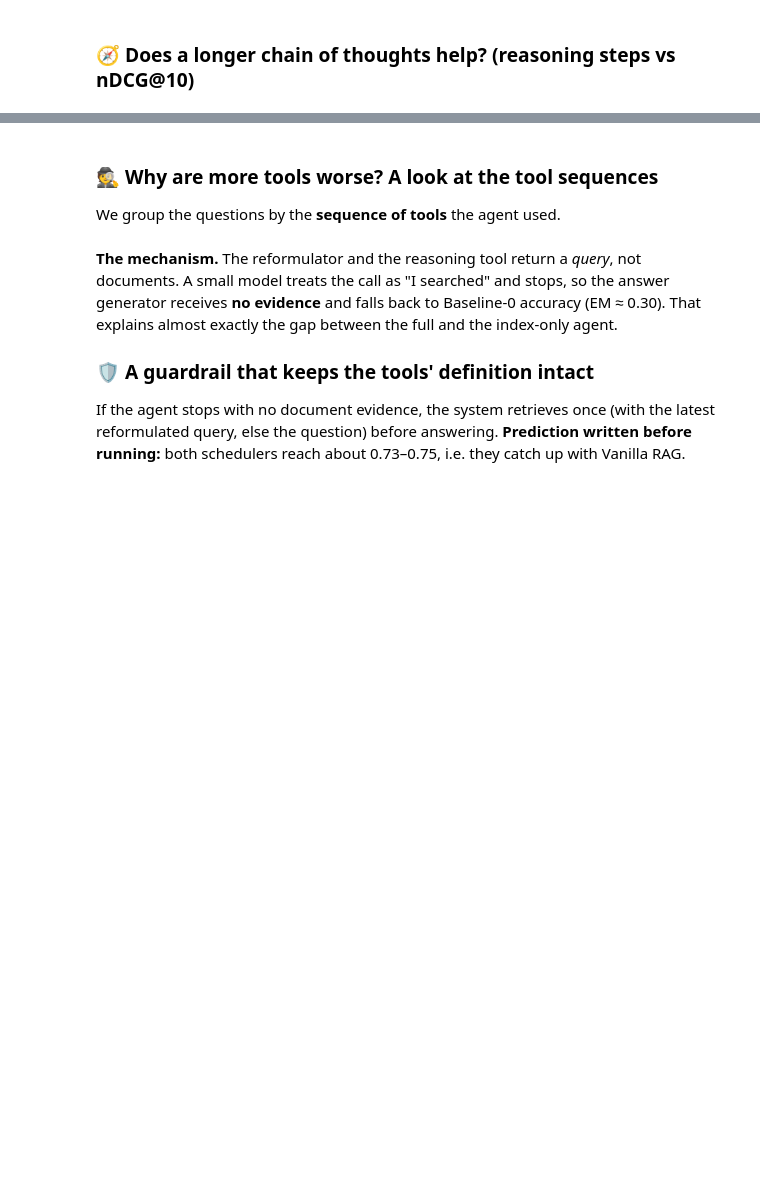
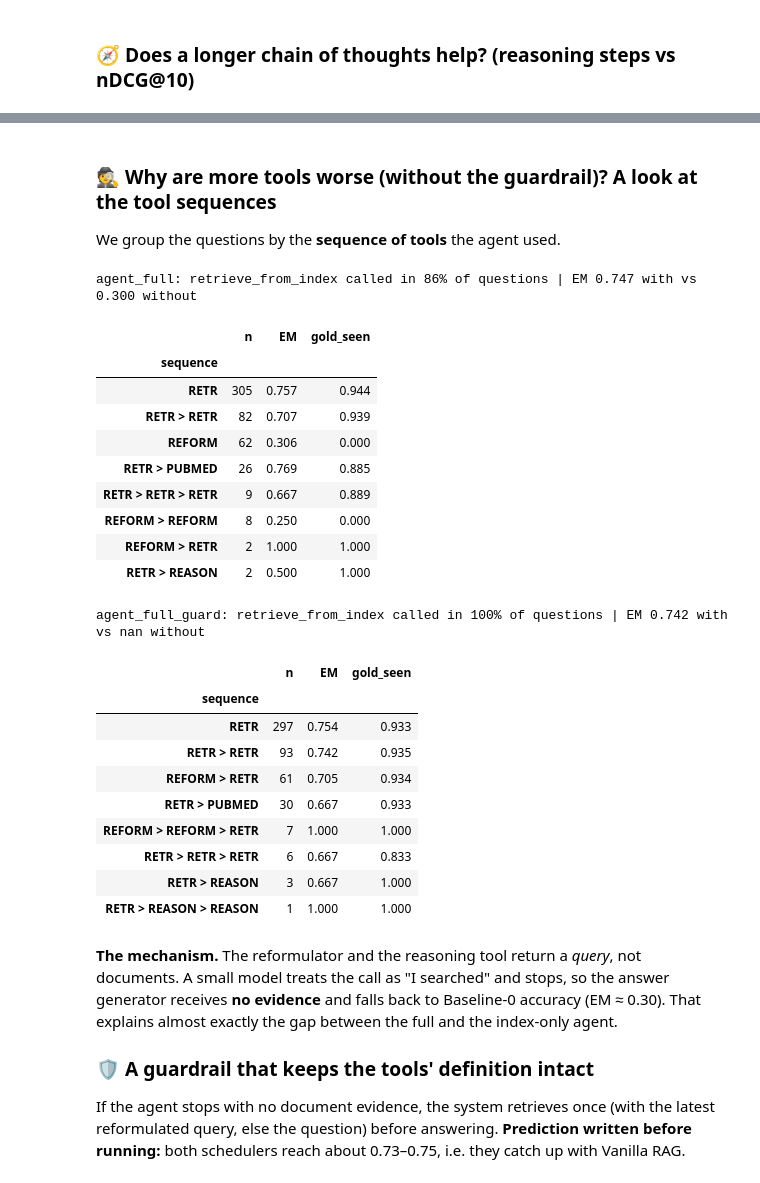
Before and after one commit to LuyaoMa-ace/biomedical-react-agent, a Jupyter notebook: notebook/PaperSearchQA_ReAct_Agent.ipynb, the cells around one changed output, grey strips where cells are left out. Drawn from its saved outputs; the diff is of its cells as text; code cells hidden in the pictures; blank space fills up the shorter version.

Commit message:
Notebook: review fixes (conclusion, held-out consistency, trace demo, structure) and executed outputs

```diff
--- a/notebook/PaperSearchQA_ReAct_Agent.ipynb
+++ b/notebook/PaperSearchQA_ReAct_Agent.ipynb
@@ -280,0 +428,20 @@ for r in agent_traces[:2]:
+# %%
+agent_traces = load_traces("agent_full")
+REWRITE = ("query_reformulator", "generate_reasoning_query")
+n_rewrite = n_no_retrieve = 0
+examples = []
+for r in agent_traces:
+    steps = [s for s in r["trace"] if s.get("executed")]
+    for i, s in enumerate(steps):
+        if s["tool"] in REWRITE:
+            n_rewrite += 1
+            later = [t["tool"] for t in steps[i + 1:]]
+            if "retrieve_from_index" not in later:
+                n_no_retrieve += 1
+                if len(examples) < 3:
+                    examples.append((r, s, later[0] if later else "(none: it answered)"))
+            break
+if n_rewrite:
+    print(f"{n_rewrite} of {len(agent_traces)} questions called a rewriting tool; in {n_no_retrieve} ({n_no_retrieve / n_rewrite:.0%}) the agent never called retrieve_from_index afterwards\n")
+for r, s, nxt in examples:
+    print("Q:", r["question"][:100]); print(f"   {s['tool']} returned: {s['observation'][:140]!r}"); print("   next action:", nxt, "| EM:", r["EM"]); print()
@@ -335,5 +579,6 @@ if have("results/fig_steps_vs_ndcg_agent_full.png"):
 *looping* (repeats the same action), *format* (cannot be parsed), *stopped early* (answers without a tool),
 *bad arguments* (unknown tool, tool error, empty PubMed query), *retrieval miss* (the gold paper never appears), *reading error* (it appears but the answer is wrong).
 # %%
-if have("results/failure_rates_agent_full.csv"):
-    display(pd.read_csv(ROOT / "results" / "failure_rates_agent_full.csv", index_col=0).round(3))
+for name in ("agent_full", "agent_full_guard", "agent_full_granite_guardlocal"):
+    if have(f"results/failure_rates_{name}.csv"):
+        print(name); display(pd.read_csv(ROOT / "results" / f"failure_rates_{name}.csv", index_col=0).round(3).tail(1))   # the "all" row; per-category rows are in the csv
@@ -340,22 +598,46 @@ if have("results/failure_rates_agent_full.csv"):
 # %% [markdown]
-### 🕵️ Why are more tools worse? A look at the tool sequences
+### 🕵️ Why are more tools worse (without the guardrail)? A look at the tool sequences
 
 We group the questions by the **sequence of tools** the agent used.
 # %%
 SHORT = {"retrieve_from_index": "RETR", "query_reformulator": "REFORM", "fetch_pubmed_live": "PUBMED",
          "generate_reasoning_query": "REASON", "query_openfda": "FDA"}
 
 def sequence_table(name, top=8):
     rows = load_traces(name)
     if not rows: return None
     df = pd.DataFrame([{"sequence": " > ".join(SHORT[s["tool"]] for s in r["trace"] if s.get("executed")) or "(none)",
                         "EM": r["EM"], "gold_seen": r["gold_seen"]} for r in rows])
     g = df.groupby("sequence").agg(n=("EM", "size"), EM=("EM", "mean"), gold_seen=("gold_seen", "mean")).sort_values("n", ascending=False)
     used = df.sequence.str.contains("RETR")
     print(f"{name}: retrieve_from_index called in {used.mean():.0%} of questions | EM {df[used].EM.mean():.3f} with vs {df[~used].EM.mean():.3f} without")
     return g.head(top).round(3)
 
 display(sequence_table("agent_full"))
+display(sequence_table("agent_full_guard"))
+# %% [output]
+agent_full: retrieve_from_index called in 86% of questions | EM 0.747 with vs 0.300 without
+|  | n | EM | gold_seen |
+| sequence |  |  |  |
+| RETR | 305 | 0.757 | 0.944 |
+| RETR > RETR | 82 | 0.707 | 0.939 |
+| REFORM | 62 | 0.306 | 0.000 |
+| RETR > PUBMED | 26 | 0.769 | 0.885 |
+| RETR > RETR > RETR | 9 | 0.667 | 0.889 |
+| REFORM > REFORM | 8 | 0.250 | 0.000 |
+| REFORM > RETR | 2 | 1.000 | 1.000 |
+| RETR > REASON | 2 | 0.500 | 1.000 |
+agent_full_guard: retrieve_from_index called in 100% of questions | EM 0.742 with vs nan without
+|  | n | EM | gold_seen |
+| sequence |  |  |  |
+| RETR | 297 | 0.754 | 0.933 |
+| RETR > RETR | 93 | 0.742 | 0.935 |
+| REFORM > RETR | 61 | 0.705 | 0.934 |
+| RETR > PUBMED | 30 | 0.667 | 0.933 |
+| REFORM > REFORM > RETR | 7 | 1.000 | 1.000 |
+| RETR > RETR > RETR | 6 | 0.667 | 0.833 |
+| RETR > REASON | 3 | 0.667 | 1.000 |
+| RETR > REASON > REASON | 1 | 1.000 | 1.000 |
 # %% [markdown]
 **The mechanism.** The reformulator and the reasoning tool return a *query*, not documents. A small model treats the call as "I searched" and stops,
 so the answer generator receives **no evidence** and falls back to Baseline-0 accuracy (EM ≈ 0.30). That explains almost exactly the gap between the full and the index-only agent.
```
Also changed, not shown: parts of 42 cells of this notebook, 2 other files.
